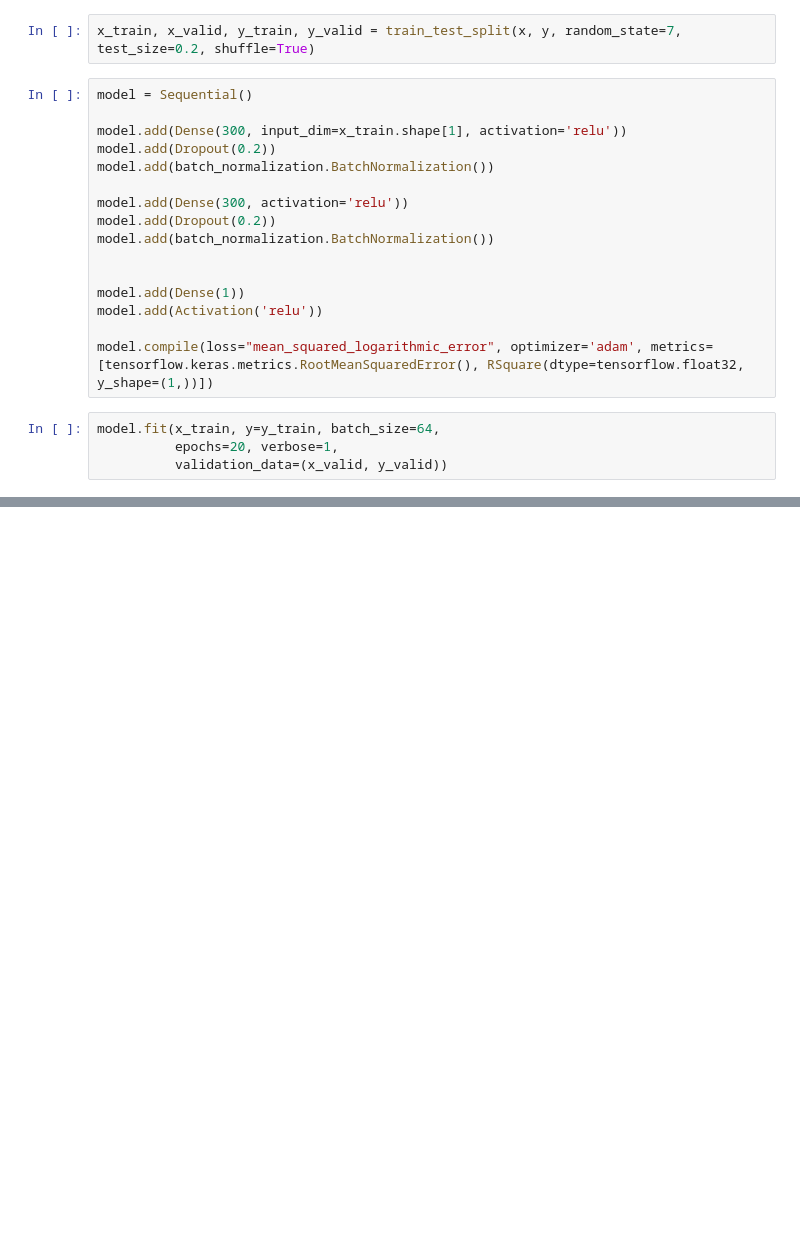
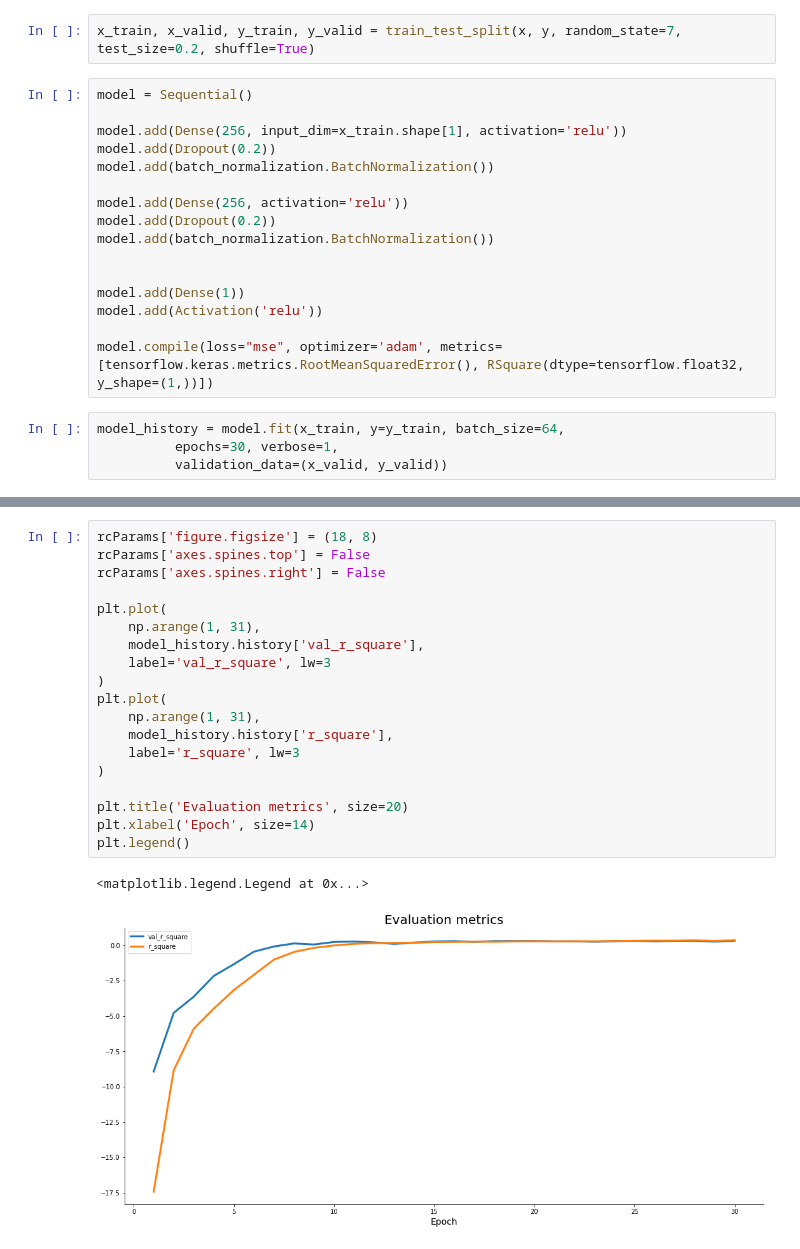
Before and after one commit to Fardic/TopVideoGames, a Jupyter notebook: top_video_games.ipynb, the cells around one changed output, grey strips where cells are left out. Saved outputs shown, nothing was run; the diff lists cells and outputs as text; blank space fills up the shorter version.

Commit message:
rsquare graph implemented

```diff
--- a/top_video_games.ipynb
+++ b/top_video_games.ipynb
@@ -79,11 +81,11 @@ x_train, x_valid, y_train, y_valid = train_test_split(x, y, random_state=7, test
 # %%
 model = Sequential()
 
-model.add(Dense(300, input_dim=x_train.shape[1], activation='relu'))
+model.add(Dense(256, input_dim=x_train.shape[1], activation='relu'))
 model.add(Dropout(0.2))
 model.add(batch_normalization.BatchNormalization())
 
-model.add(Dense(300, activation='relu'))
+model.add(Dense(256, activation='relu'))
 model.add(Dropout(0.2))
 model.add(batch_normalization.BatchNormalization())
 
@@ -91,9 +93,9 @@ model.add(batch_normalization.BatchNormalization())
 model.add(Dense(1))
 model.add(Activation('relu'))
 
-model.compile(loss="mean_squared_logarithmic_error", optimizer='adam', metrics=[tensorflow.keras.metrics.RootMeanSquaredError(), RSquare(dtype=tensorflow.float32, y_shape=(1,))])
+model.compile(loss="mse", optimizer='adam', metrics=[tensorflow.keras.metrics.RootMeanSquaredError(), RSquare(dtype=tensorflow.float32, y_shape=(1,))])
 # %%
-model.fit(x_train, y=y_train, batch_size=64,
-          epochs=20, verbose=1,
+model_history = model.fit(x_train, y=y_train, batch_size=64,
+          epochs=30, verbose=1,
           validation_data=(x_valid, y_valid))
 # %% [output]
@@ -118,3 +119,25 @@ Epoch 20/20
+# %%
+rcParams['figure.figsize'] = (18, 8)
+rcParams['axes.spines.top'] = False
+rcParams['axes.spines.right'] = False
+
+plt.plot(
+    np.arange(1, 31),
+    model_history.history['val_r_square'],
+    label='val_r_square', lw=3
+)
+plt.plot(
+    np.arange(1, 31),
+    model_history.history['r_square'],
+    label='r_square', lw=3
+)
+
+plt.title('Evaluation metrics', size=20)
+plt.xlabel('Epoch', size=14)
+plt.legend()
+# %% [output]
+<matplotlib.legend.Legend at 0x...>
+[figure, added]
 # %%
 tuple(zip(model.predict(x_valid), y_valid))
 # %% [output]
```
Also changed, not shown: parts of 3 cells of this notebook.
